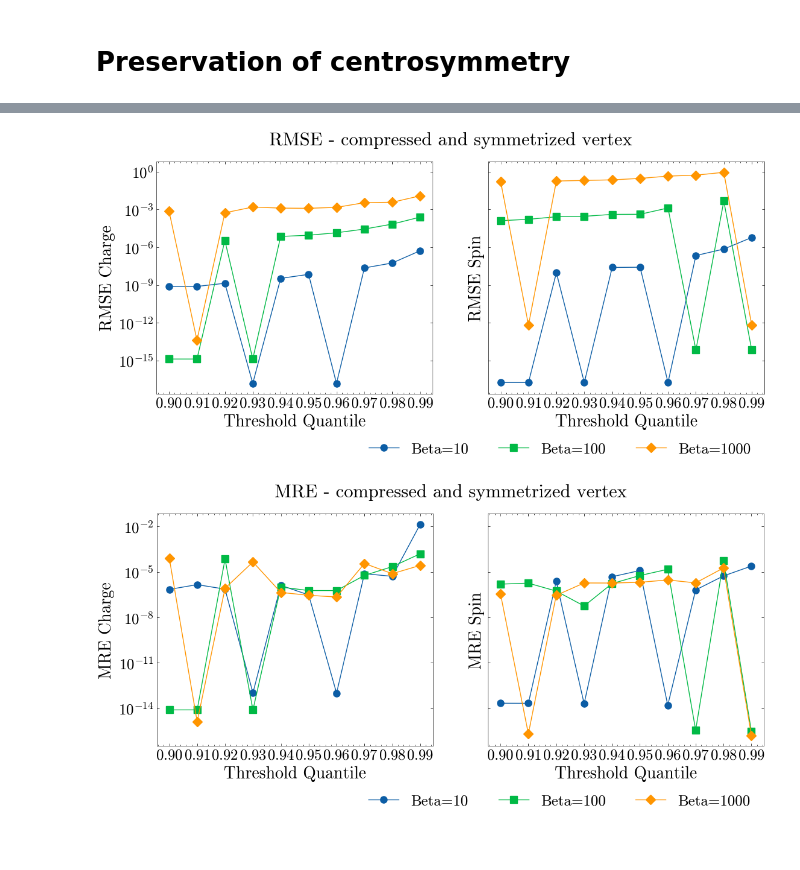
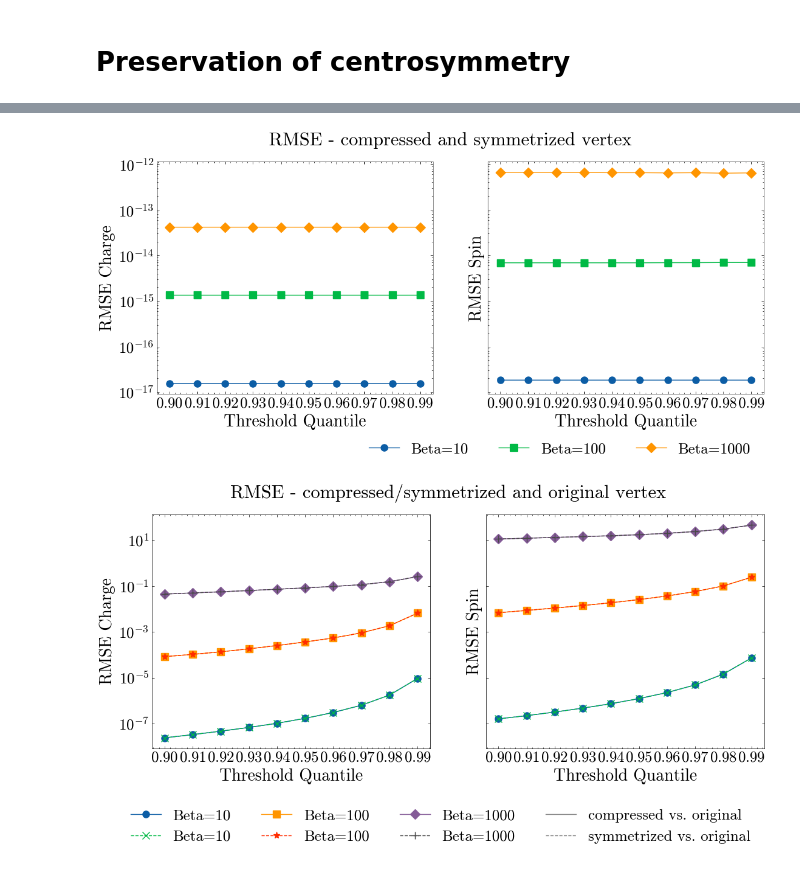
Before and after one commit to emoghadas/wavelets, a Jupyter notebook: waves_2_0.ipynb, the cells around one changed output, grey strips where cells are left out. Saved outputs shown, nothing was run; the diff lists cells and outputs as text; code cells hidden in the pictures.

```diff
--- a/waves_2_0.ipynb
+++ b/waves_2_0.ipynb
@@ -1113,13 +1124,13 @@ Starting Calculation for basis 2 / 2
 # plot
 fig, axs = plt.subplots(3, 2, figsize=(15,18), gridspec_kw={'hspace': 0.4, 'wspace':0.3})
 
-#markers = [None, '^', 's', 'o']
+markers = ['s', 'd', 'p', '^', 'o', '<', '>', 'x', '*', '+']
 
 for bidx, basis in enumerate(bases):
     for beta_idx, beta in enumerate(betas):
         for t_idx, thresh in enumerate(threshold_quantiles):
             pltdata = data.loc[(data["basis"]==basis) & (data["beta"]==beta) & (data["threshold_quantile"]==thresh)]
-            niw=15
+            niw=30
             nu = (2*np.arange(niw) + 1)*np.pi/beta
             if thresh==0:
                 axs[beta_idx, bidx].plot(nu, pltdata["selfenergy"].to_numpy()[0].imag[niwf:niwf+niw], marker=markers[t_idx], ms=12, label=r"Original $\Sigma(\nu)$")
@@ -1135,8 +1146,7 @@ axs[beta_idx, bidx].legend(ncol=len(threshold_quantiles), bbox_to_anchor=(1.2, -
 # %% [markdown]
 # Preservation of centrosymmetry
 # %%
-# helper functions
-
+# helper functions for error metrics
 def rmse(x, y):
     return np.sqrt(np.mean((x-y)**2))
 
@@ -1154,10 +1164,12 @@ def top_enclosed_matrix(matrix):
     # Initialize new_matrix as a complex-valued array
     new_matrix = np.zeros((size, size), dtype=complex)
 
+    count = 0
     for i in range(size):
         for j in range(size):
             # Conditions for top area enclosed by main diagonal and antidiagonal
             if i + j < size and i <= j:
+                count += 1
                 new_matrix[i, j] = matrix[i, j]
 
     return new_matrix
@@ -1206,8 +1218,6 @@ betas = np.array([10,100,1000])
 threshold_quantiles = np.array([0.9,.91,.92,0.93,.94,0.95,0.96,0.97,0.98,0.99])
 niwf = 256
 u = 1
-level = 6 #np.min([6, pywt.dwt_max_level(niwf, "haar")])
-
-basis = "haar"
+bases = ['haar', "bior4.4"]
 # %%
 data = pd.DataFrame(
@@ -1316,7 +1326,7 @@ markers = ['o', 's', 'D'] # Circle, square, diamond.
 
 # Plot a line for each beta value.
 for beta, marker in zip(betas, markers):
-    temp_df = df[df['beta'] == beta]
+    temp_df = df[(df['beta'] == beta) & (df['basis']=='haar')]
     ax[0].plot(temp_df['threshold_quantile'], temp_df['mse_charge_sym'], marker=marker, label=f'Beta={beta}')
     ax[1].plot(temp_df['threshold_quantile'], temp_df['mse_spin_sym'], marker=marker, label=f'Beta={beta}')
 
@@ -1339,37 +1349,45 @@ ax[1].legend(bbox_to_anchor=(1, -0.15), ncol=3)
 plt.suptitle("RMSE - compressed and symmetrized vertex")
 plt.savefig('graphics/symmetry_rec.pdf', bbox_inches='tight')
 # %% [output]
-[figure, old version]
+[figure, new version]
 # %%
 # Create a figure and an axis for the plot.
 fig, ax = plt.subplots(1,2, figsize=(13,5), sharey=True)
 
 # Define markers for different betas.
 markers = ['o', 's', 'D'] # Circle, square, diamond.
+markers2 = ['x', '*', '+']
 
 # Plot a line for each beta value.
-for beta, marker in zip(betas, markers):
-    temp_df = df[df['beta'] == beta]
-    ax[0].plot(temp_df['threshold_quantile'], temp_df['mre_charge'], marker=marker, label=f'Beta={beta}')
-    ax[1].plot(temp_df['threshold_quantile'], temp_df['mre_spin'], marker=marker, label=f'Beta={beta}')
+for beta, marker, marker2 in zip(betas, markers, markers2):
+    temp_df = df[(df['beta'] == beta) & (df['basis']=='haar')]
+    #color = next(ax[0]._get_lines.prop_cycler)['color']
+    ax[0].plot(temp_df['threshold_quantile'], temp_df['mse_charge_so'], marker=marker, label=f'Beta={beta}')
+    ax[0].plot(temp_df['threshold_quantile'], temp_df['mse_charge_ro'], marker=marker2, ls="--", label=f'Beta={beta}')
+    ax[1].plot(temp_df['threshold_quantile'], temp_df['mse_spin_so'], marker=marker, label=f'Beta={beta}')
+    ax[1].plot(temp_df['threshold_quantile'], temp_df['mse_spin_ro'], marker=marker2, ls="--", label=f'Beta={beta}')
 
 # Adding labels and title.
 ax[0].set_xlabel('Threshold Quantile')
 ax[1].set_xlabel('Threshold Quantile')
-ax[0].set_ylabel('MRE Charge')
-ax[1].set_ylabel('MRE Spin')
+ax[0].set_ylabel('RMSE Charge')
+ax[1].set_ylabel('RMSE Spin')
 
 # Set the y-axis to be logarithmic.
 ax[0].set_yscale('log')
 ax[1].set_yscale('log')
 
 ax[0].set_xticks(threshold_quantiles)
 ax[1].set_xticks(threshold_quantiles)
 
-ax[1].legend(bbox_to_anchor=(1, -0.15), ncol=3)
+# Additional legend entries for spin/charge differentiation
+ax[1].plot([], [], color='grey', linestyle='-', label='compressed vs. original')
+ax[1].plot([], [], color='grey', linestyle='--', label='symmetrized vs. original')
+
+ax[1].legend(bbox_to_anchor=(1, -0.2), ncol=4)
 
 # Show the plot.
-plt.suptitle("MRE - compressed and symmetrized vertex")
-plt.savefig('graphics/symmetry_mre.pdf', bbox_inches='tight')
+plt.suptitle("RMSE - compressed/symmetrized and original vertex")
+plt.savefig('graphics/symmetry_og.pdf', bbox_inches='tight')
 # %% [output]
-[figure, old version]
+[figure, new version]
```
Also changed, not shown: parts of 33 cells of this notebook, 1 other file.
